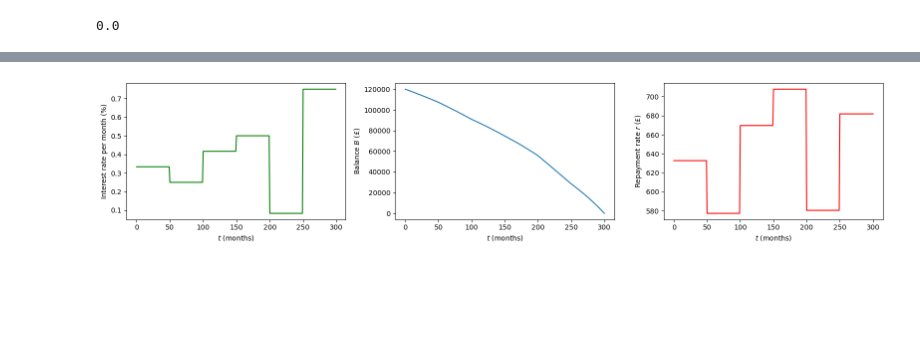
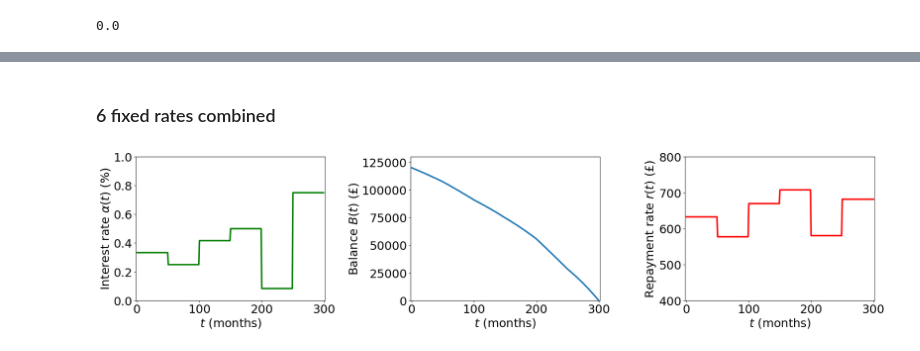
Before and after one commit to recll/MortgagePayoff, a Jupyter notebook: notebooks/ComboVariableFixed.ipynb, the cells around one changed output, grey strips where cells are left out. Saved outputs shown, nothing was run; the diff lists cells and outputs as text; code cells hidden in the pictures; blank space fills up the shorter version.

```diff
--- a/notebooks/ComboVariableFixed.ipynb
+++ b/notebooks/ComboVariableFixed.ipynb
@@ -1,6 +1,9 @@
 # %%
 import numpy as np
 import matplotlib.pyplot as plt
+# %%
+import matplotlib
+matplotlib.rcParams.update({'font.size': 23})
 # %%
 class ComboMortgage:
     def __init__(self, B_0, T, alpha_list):
@@ -75,30 +70,38 @@ plt.plot(r_list)
+# %% [markdown]
+### 6 fixed rates combined
 # %%
 B_0 = 120000
 T = 300
 a1 = [0.04/12 for i in range(50)]
 a2 = [0.03/12 for i in range(50)]
 a3 = [0.05/12 for i in range(50)]
 a4 = [0.06/12 for i in range(50)]
 a5 = [0.01/12 for i in range(50)]
 a6 = [0.09/12 for i in range(50)]
 a_list = a1 + a2 + a3 + a4 + a5 + a6
 c = ComboMortgage(B_0, T, a_list)
 B_list, r_list = c.calc_B_and_r()
 
-plt.figure(figsize=(16,3.5))
+plt.figure(figsize=(22,5.5))
 plt.subplot(131)
-plt.plot(np.array(a_list)*100, 'g')
-plt.ylabel("Interest rate per month (%)")
+plt.xlim(-2,302)
+plt.ylim(0,1)
+plt.plot(np.array(a_list)*100, 'g', linewidth=3)
+plt.ylabel("Interest rate $α(t)$ (%)")
 plt.xlabel("$t$ (months)")
 plt.subplot(132)
-plt.plot(B_list)
+plt.plot(B_list, linewidth=3)
+plt.xlim([-2,302])
+plt.ylim([0,130000])
 plt.xlabel("$t$ (months)")
-plt.ylabel("Balance $B$ (£)")
+plt.ylabel("Balance $B(t)$ (£)")
 plt.subplot(133)
-plt.plot(np.array(r_list), 'r')
+plt.plot(np.array(r_list), 'r', linewidth=3)
 plt.xlabel("$t$ (months)")
-plt.ylabel("Repayment rate $r$ (£)")
+plt.ylabel("Repayment rate $r(t)$ (£)")
+plt.xlim(-2,302)
+plt.ylim(400,800)
 plt.tight_layout()
-plt.savefig("ComboInterest6.pdf")
+plt.savefig("ComboInterest6.pdf", bbox_inches='tight')
 # %% [output]
-[figure, old version]
+[figure, new version]
```
Also changed, not shown: parts of 18 cells of this notebook.
